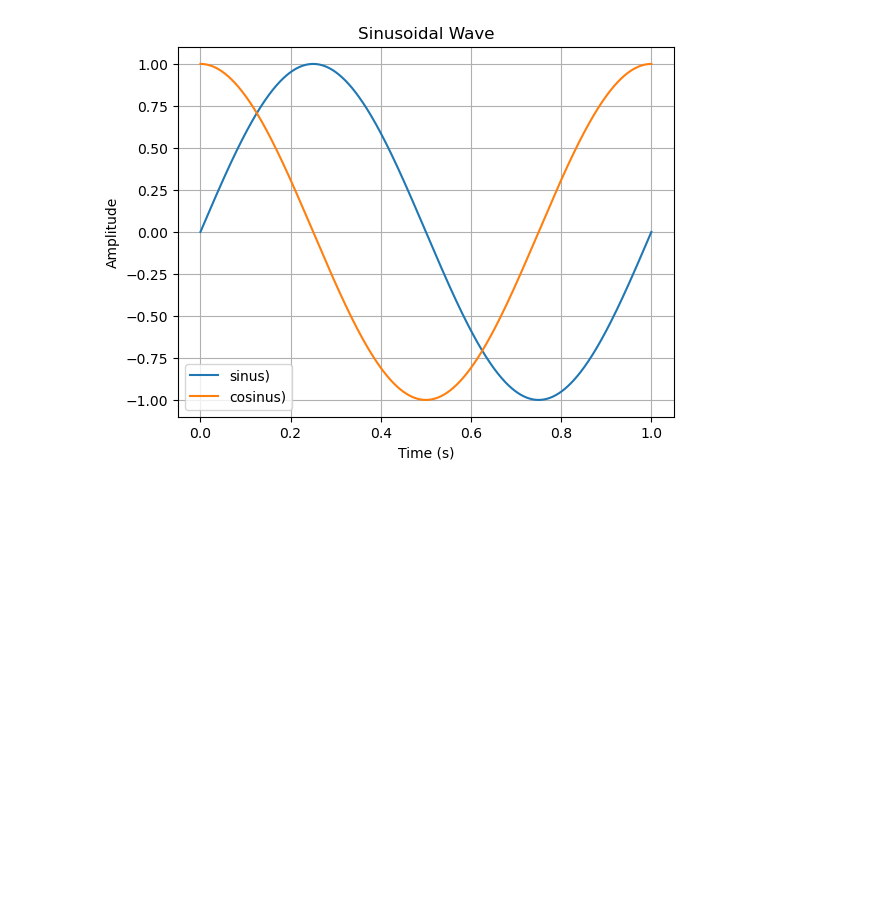
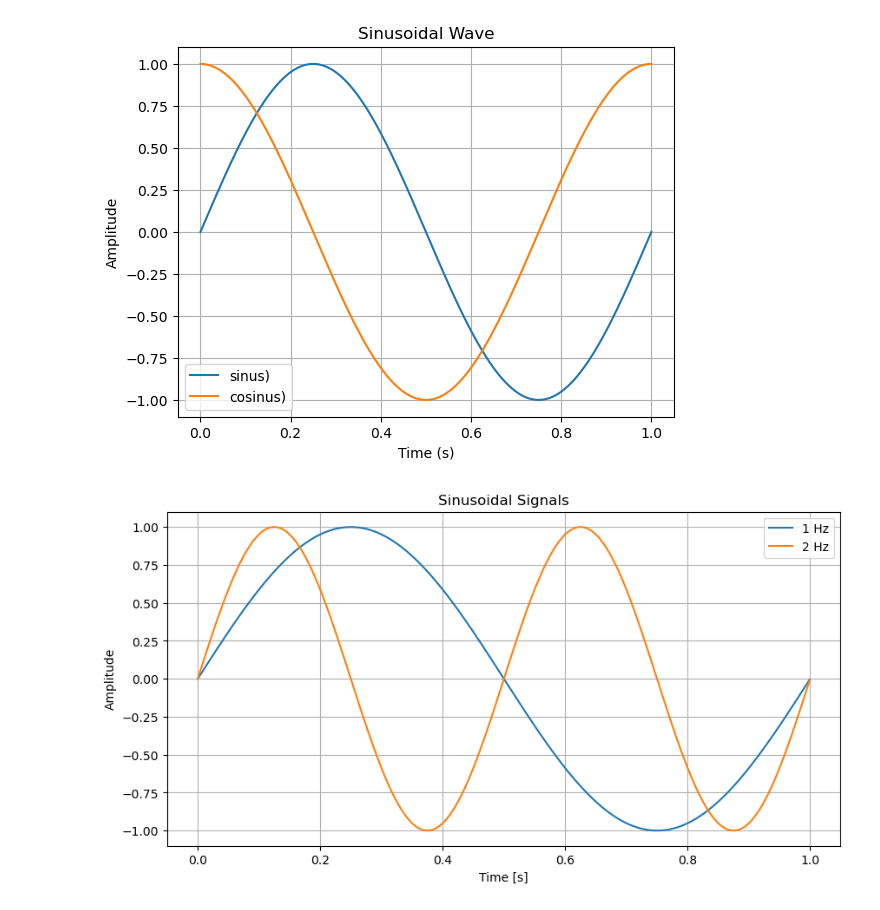
Before and after one commit to Malo-ai/Python_Serie, a Jupyter notebook: Python-series02.ipynb, the cells around one changed output. Drawn from its saved outputs; the diff is of its cells as text; code cells hidden in the pictures; blank space fills up the shorter version.

Commit message:
final version sinusoidal

```diff
--- a/Python-series02.ipynb
+++ b/Python-series02.ipynb
@@ -27,3 +27,62 @@ plt.savefig('Sinusoidal_Wave.pdf', bbox_inches='tight')  # Save the plot as a PD
 plt.show()                  # display the plot
 # %% [output]
 [figure]
+# %%
+import numpy as np
+import matplotlib.pyplot as plt
+
+def sinusoid(amplitude, frequency, phase, duration, sampling_rate):
+    """
+    Generate a sinusoidal signal.
+
+    Parameters
+    ----------
+    amplitude : float
+        Peak value of the sinusoid
+    frequency : float
+        Frequency in Hz
+    phase : float
+        Phase shift in radians
+    duration : float
+        Duration of the signal in seconds
+    sampling_rate : float
+        Number of samples per second
+
+    Returns
+    -------
+    numpy.ndarray
+        The generated sinusoidal signal
+    """
+    t = np.linspace(0, duration, int(sampling_rate*duration), endpoint=False)
+    x = amplitude * np.sin(2 * np.pi * frequency * t + phase)
+    return x, t
+
+# Parameters
+amp = 1.0
+freq1 = 1  # Hz
+freq2 = 2 # Hz
+phase = 0
+duration = 1.0 # seconds
+fs = 1000      # sampling rate in Hz
+
+# Generate signals
+s1, t = sinusoid(amp, freq1, phase, duration, fs)
+s2, _ = sinusoid(amp, freq2, phase, duration, fs)
+
+# Plot signals
+plt.figure(figsize=(10,5))
+plt.plot(t, s1, label=f'{freq1} Hz')
+plt.plot(t, s2, label=f'{freq2} Hz')
+plt.xlabel('Time [s]')
+plt.ylabel('Amplitude')
+plt.title('Sinusoidal Signals')
+plt.legend()
+plt.grid(True)
+plt.show()
+
+# References:
+# - NumPy documentation: https://numpy.org/doc/stable/reference/generated/numpy.sin.html
+# - Matplotlib documentation: https://matplotlib.org/stable/tutorials/introductory/pyplot.html
+# - Signal processing principles: Oppenheim, A.V. & Schafer, R.W., Discrete-Time Signal Processing, 3rd Edition
+# %% [output]
+[figure, added]
```
Also changed, not shown: 1 other file.
